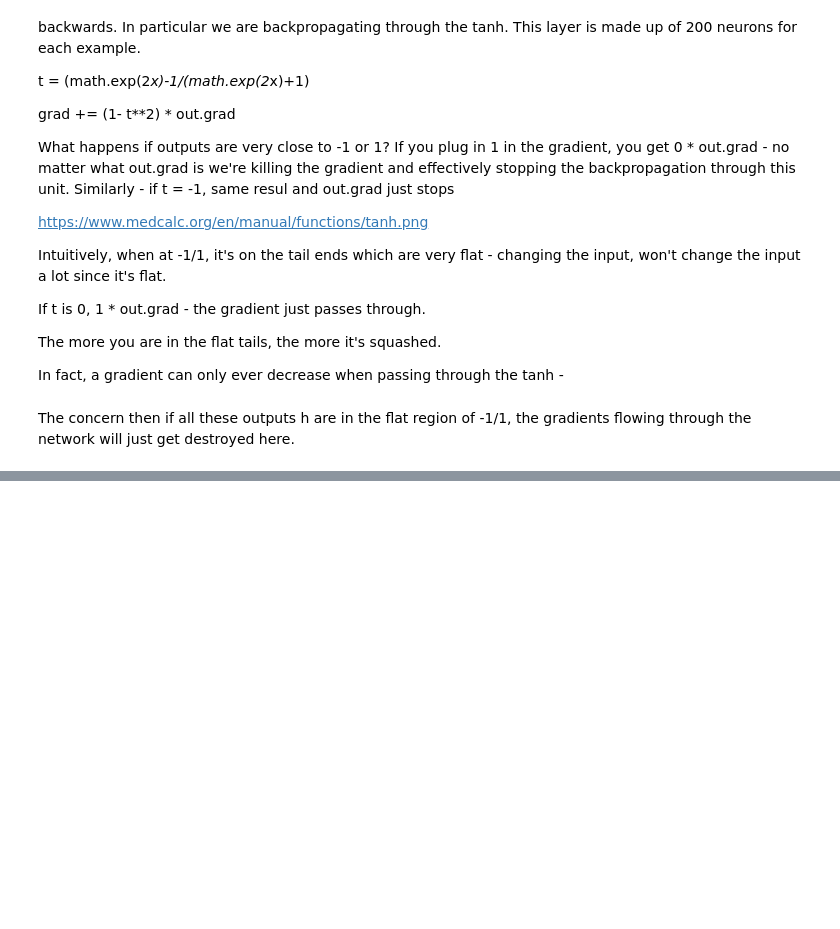
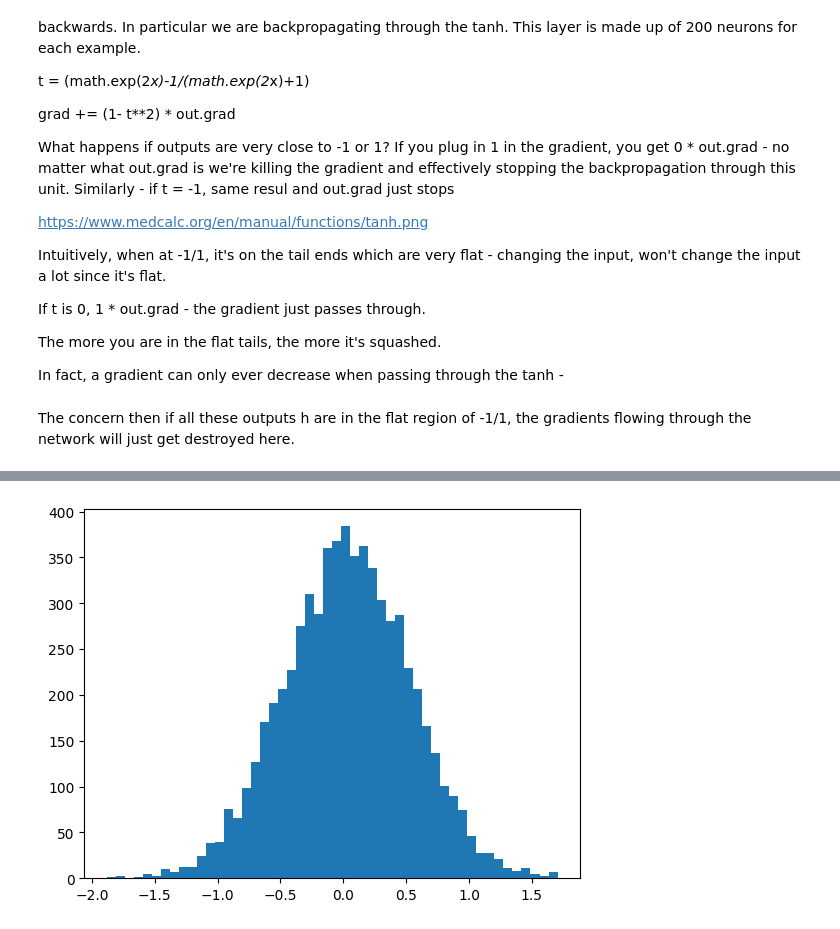
Before and after one commit to martush/martush_notebooks, a Jupyter notebook: Char_Level_Language_Model_MLP_2.ipynb, the cells around one changed output, grey strips where cells are left out. Drawn from its saved outputs; the diff is of its cells as text; code cells hidden in the pictures; blank space fills up the shorter version.

```diff
--- a/Char_Level_Language_Model_MLP_2.ipynb
+++ b/Char_Level_Language_Model_MLP_2.ipynb
@@ -602,0 +684,4 @@ We don't have such cases.
+# %%
+plt.hist(hpreact.view(-1).tolist(), 50);
+# %% [output]
+[figure, added]
```
Also changed, not shown: parts of 23 cells of this notebook.
